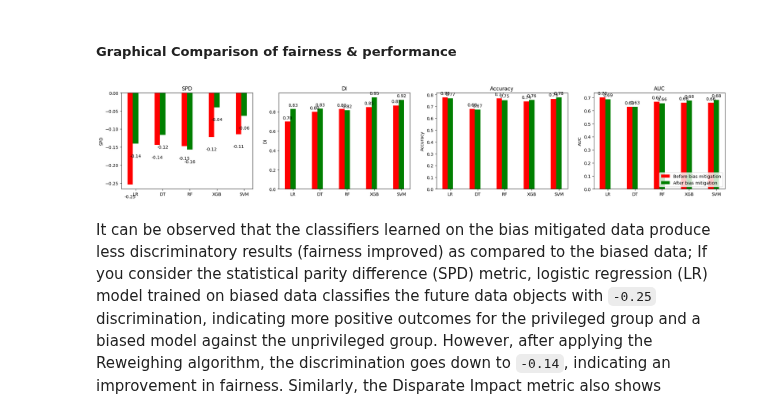
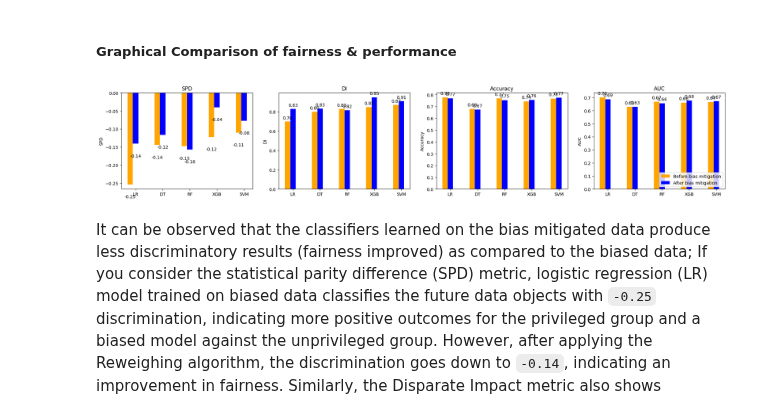
Before and after one commit to asabuncuoglu13/faid, a Jupyter notebook: demos/credit-scoring-german/gender_bias_mitigation.ipynb, the cells around one changed output. Cells and saved outputs as stored; diff of their text form; code cells hidden in the pictures.

```diff
--- a/demos/credit-scoring-german/gender_bias_mitigation.ipynb
+++ b/demos/credit-scoring-german/gender_bias_mitigation.ipynb
@@ -77,0 +55,10 @@ dataframe.head()
+# %%
+GERMAN_CREDIT_DATSET_COLUMN_NAMES = ['status', 'month', 'credit_history',
+                                     'purpose', 'credit_amount', 'savings', 'employment',
+                                     'investment_as_income_percentage', 'personal_status',
+                                     'other_debtors', 'residence_since', 'property', 'age',
+                                     'installment_plans', 'housing', 'number_of_credits',
+                                     'skill_level', 'people_liable_for', 'telephone',
+                                     'foreign_worker', 'credit']
+dataframe.columns = GERMAN_CREDIT_DATSET_COLUMN_NAMES
+dataframe.head()
@@ -77,0 +73,11 @@ dataframe.head()
+# %%
+import json
+# Convert metadata to JSON
+metadata_json = json.dumps(german_credit_data.metadata)
+# Convert JSON back to dictionary
+metadata_dict = json.loads(metadata_json)
+# %%
+from faid.logging import pretty_uci_metadata
+
+pretty_metadata = pretty_uci_metadata(metadata_dict)
+pretty_metadata
@@ -77,0 +102,3 @@ dataframe.head()
+# %%
+for key, value in pretty_metadata.items():
+    faidlog.add_data_entry(key=key, entry=value)
@@ -650,33 +702,33 @@ after_debiasing["AUC"] = roc_auc_list
 # %%
 def autolabel(rects, axes):
         for rect in rects:
             h = rect.get_height()
             if h < 0:
                 axes.text(rect.get_x() + rect.get_width() / 2., h - 0.04, '%.2f' % float(h),
                           ha='center', va='bottom')
             else:
                 axes.text(rect.get_x() + rect.get_width() / 2., 1.02 * h, '%.2f' % float(h),
                           ha='center', va='bottom')
 ind = np.arange(len(ml_models))  # the x locations for the groups
 width = 0.2  # the width of the bars
 
 fig, axs = plt.subplots(1, 4, figsize=(25, 4))
 
 for ax,metric in zip (axs.ravel(),after_debiasing.keys()):
-    fairness_base_bar = ax.bar(ind, before_debiasing[metric], width, color='r',
+    fairness_base_bar = ax.bar(ind, before_debiasing[metric], width, color='orange',
                         label='Before bias mitigation')
-    fairness_mitigated_bar = ax.bar(ind + width, after_debiasing[metric], width, color='g',
+    fairness_mitigated_bar = ax.bar(ind + width, after_debiasing[metric], width, color='blue',
                                      label='After bias mitigation')
     ax.set_ylabel(metric)
     ax.set_xticks(ind + width)
     ax.set_xticklabels(ml_models)
     ax.title.set_text(metric)
     autolabel(fairness_base_bar, axes=ax)
     autolabel(fairness_mitigated_bar, axes=ax)
 plt.legend(loc ="lower right")
 plt.show()
 # %% [output]
-[figure, old version]
+[figure, new version]
 # %% [markdown]
 It can be observed that the classifiers learned on the bias mitigated data produce less discriminatory results (fairness improved) as compared to the biased data; If you consider the statistical parity difference (SPD) metric, logistic regression (LR) model trained on biased data classifies the future data objects with `-0.25` discrimination, indicating more positive outcomes for the privileged group and a biased model against the unprivileged group. However, after applying the Reweighing algorithm, the discrimination goes down to `-0.14`, indicating an improvement in fairness. Similarly, the Disparate Impact metric also shows improvement in fairness after bias mitigation. Though there is bias in favor of the privileged group after reweighing, it is much lesser and keeps the ML practitioner informed about the amount of bias in order to make calculated decisions. Besides, it can be observed, there is no significant drop in the Accuracy and AUC for any algorithm after bias mitigation. This is good and it makes strong case for `Bias Detection and Mitigation`.
 # %% [markdown]
```
Also changed, not shown: parts of 8 cells of this notebook, 25 other files.
